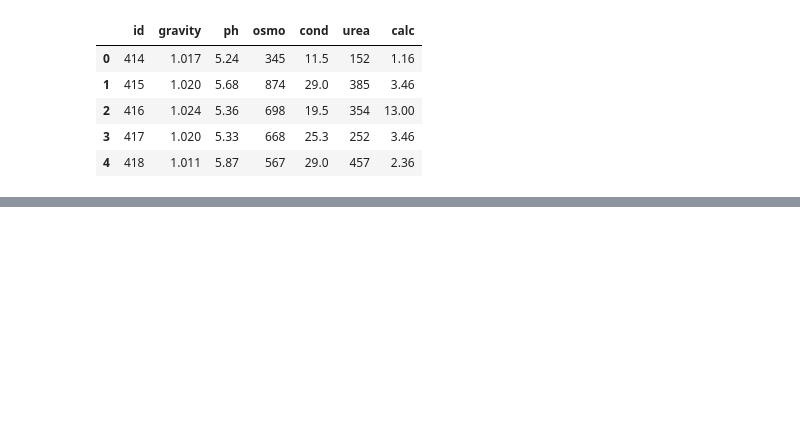
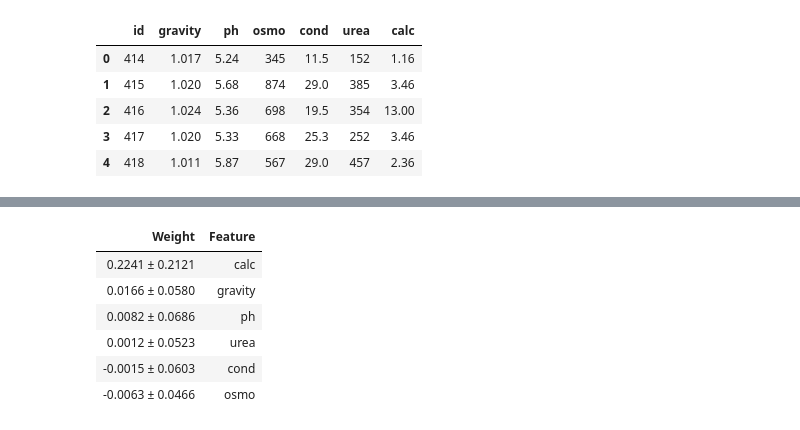
Before and after one commit to shoabahamed/kaggle_playground_season_3_episode_12, a Jupyter notebook: playground-s-3-ep-12-eda-baseline-submission.ipynb, the cells around one changed output, grey strips where cells are left out. Saved outputs shown, nothing was run; the diff lists cells and outputs as text; code cells hidden in the pictures; blank space fills up the shorter version.

```diff
--- a/playground-s-3-ep-12-eda-baseline-submission.ipynb
+++ b/playground-s-3-ep-12-eda-baseline-submission.ipynb
@@ -716,0 +769,12 @@ rf_df.to_csv("random_forest_baseline_score.csv", index=False)
+# %%
+perm = PermutationImportance(pipe_rf, scoring='roc_auc', cv=10, n_iter=20).fit(X, y)
+# %%
+eli5.show_weights(perm, feature_names=X.columns.tolist())
+# %% [output]
+| Weight | Feature |
+| 0.2241 ± 0.2121 | calc |
+| 0.0166 ± 0.0580 | gravity |
+| 0.0082 ± 0.0686 | ph |
+| 0.0012 ± 0.0523 | urea |
+| -0.0015 ± 0.0603 | cond |
+| -0.0063 ± 0.0466 | osmo |
```
Also changed, not shown: parts of 20 cells of this notebook.
